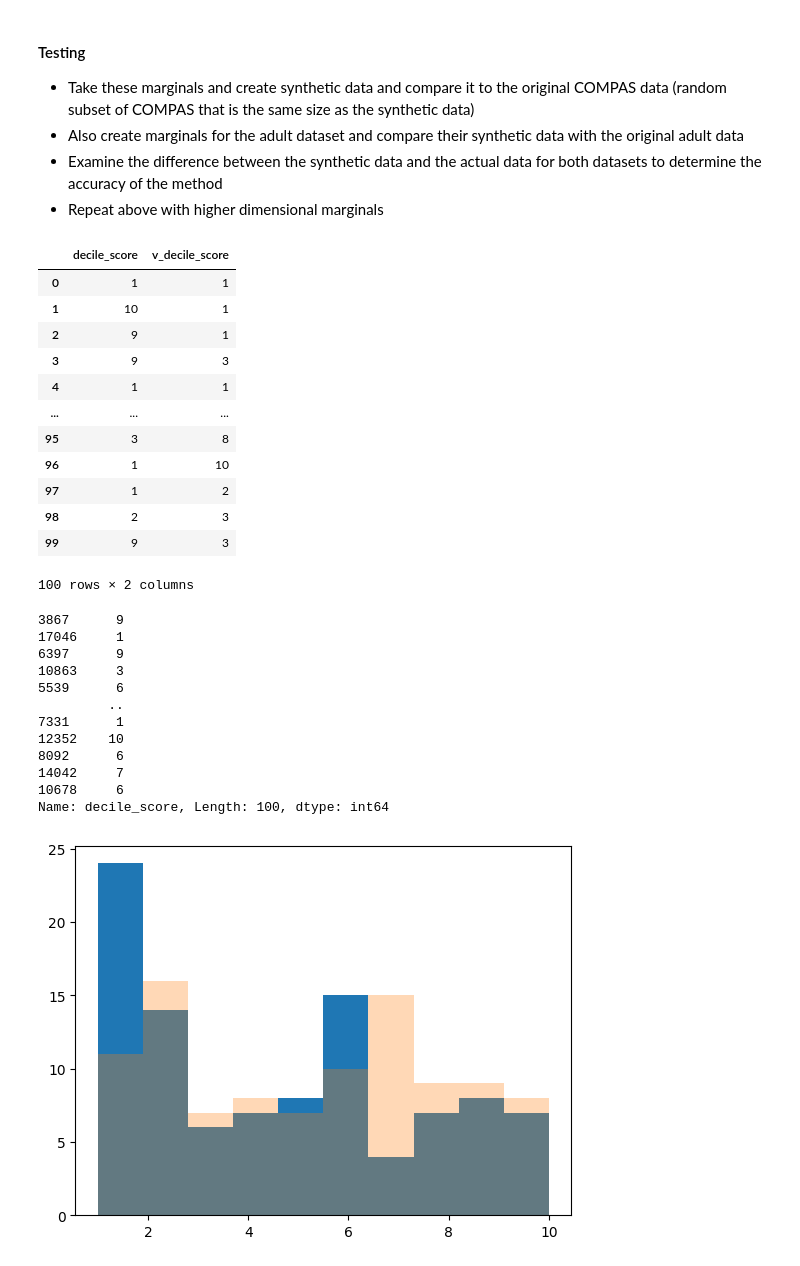
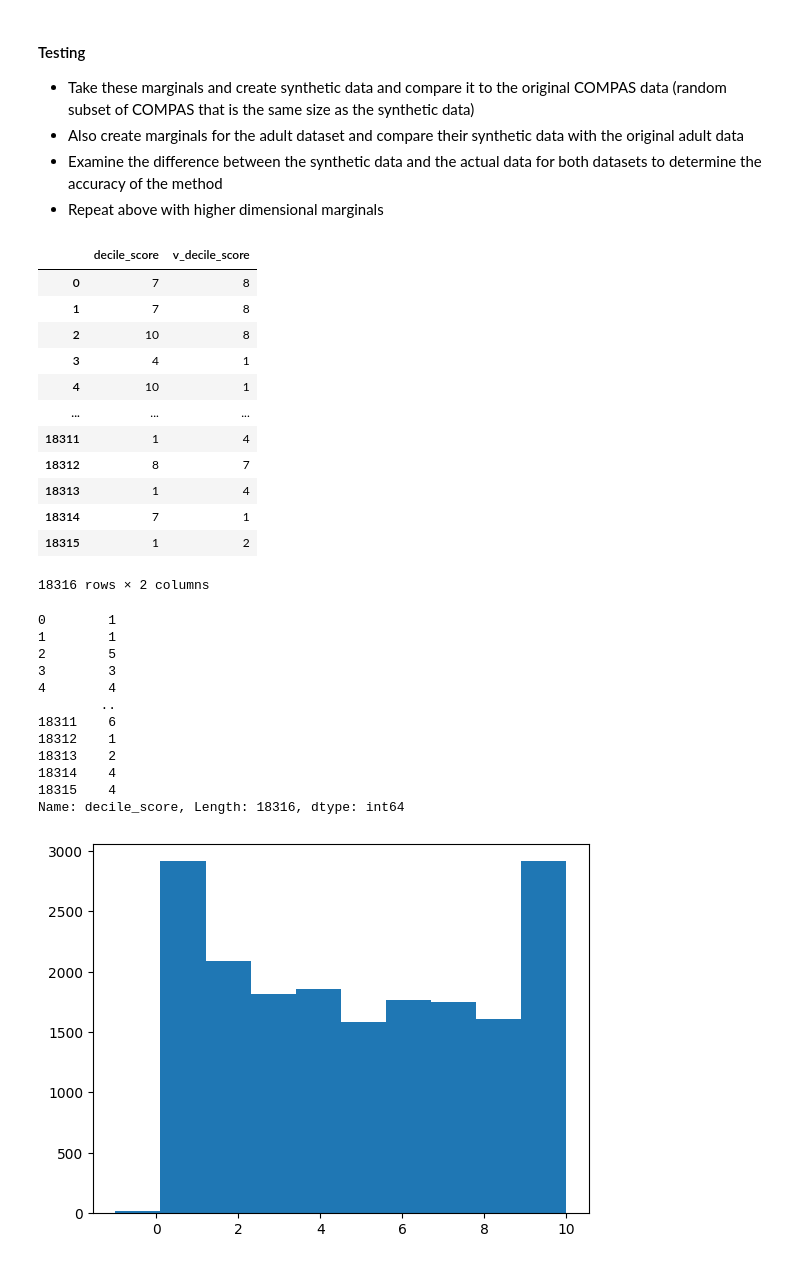
Before and after one commit to CFurch/cs3110-final-project, a Jupyter notebook: COMPAS Recidivism Analysis.ipynb, the cells around one changed output. Saved outputs shown, nothing was run; the diff lists cells and outputs as text; code cells hidden in the pictures.

Commit message:
added analysis of synthetic data

```diff
--- a/COMPAS Recidivism Analysis.ipynb
+++ b/COMPAS Recidivism Analysis.ipynb
@@ -181,47 +181,48 @@ def dp_synthetic_data(cols, n, epsilon):
 
 # all_columns = columns_to_use + ['decile_score', 'v_decile_score']
 # syn_data = dp_synthetic_data(all_columns, 10, 1.0)
-syn_data = dp_synthetic_data(['decile_score', 'v_decile_score'], 100, epsilon=1.0)
+syn_data = dp_synthetic_data(['decile_score', 'v_decile_score'], len(compas), epsilon=1.0)
 syn_data
 # %% [output]
 |  | decile_score | v_decile_score |
-| 0 | 1 | 1 |
-| 1 | 10 | 1 |
-| 2 | 9 | 1 |
-| 3 | 9 | 3 |
-| 4 | 1 | 1 |
+| 0 | 7 | 8 |
+| 1 | 7 | 8 |
+| 2 | 10 | 8 |
+| 3 | 4 | 1 |
+| 4 | 10 | 1 |
 | ... | ... | ... |
-| 95 | 3 | 8 |
-| 96 | 1 | 10 |
-| 97 | 1 | 2 |
-| 98 | 2 | 3 |
-| 99 | 9 | 3 |
+| 18311 | 1 | 4 |
+| 18312 | 8 | 7 |
+| 18313 | 1 | 4 |
+| 18314 | 7 | 1 |
+| 18315 | 1 | 2 |
-100 rows × 2 columns
+18316 rows × 2 columns
 # %%
 # Pull random sample data from the COMPAS dataset
-random_subset = [random.randrange(0, 18316) for x in range(100)]
-real_vals = compas.iloc[random_subset]
-real_vals['decile_score']
+# random_subset = [random.randrange(0, 18316) for x in range(100)]
+# real_vals = compas.iloc[random_subset]
+real_vals_decile = compas['decile_score']
+real_vals_decile
 # %% [output]
-3867      9
-17046     1
-6397      9
-10863     3
-5539      6
-         ..
-7331      1
-12352    10
-8092      6
-14042     7
-10678     6
-Name: decile_score, Length: 100, dtype: int64
+0        1
+1        1
+2        5
+3        3
+4        4
+        ..
+18311    6
+18312    1
+18313    2
+18314    4
+18315    4
+Name: decile_score, Length: 18316, dtype: int64
 # %%
 # Compare syn_data hist to real_data hist
 plt.hist(syn_data['decile_score'])
-plt.hist(real_vals['decile_score'], alpha=0.3)
+# plt.hist(real_vals_decile, alpha=0.3)
 plt.show()
 # %% [output]
-[figure, old version]
+[figure, new version]
 # %%
 # Find how accurate the synthetic data is to the random subset
 # Use percent error
```
Also changed, not shown: parts of 10 cells of this notebook.
